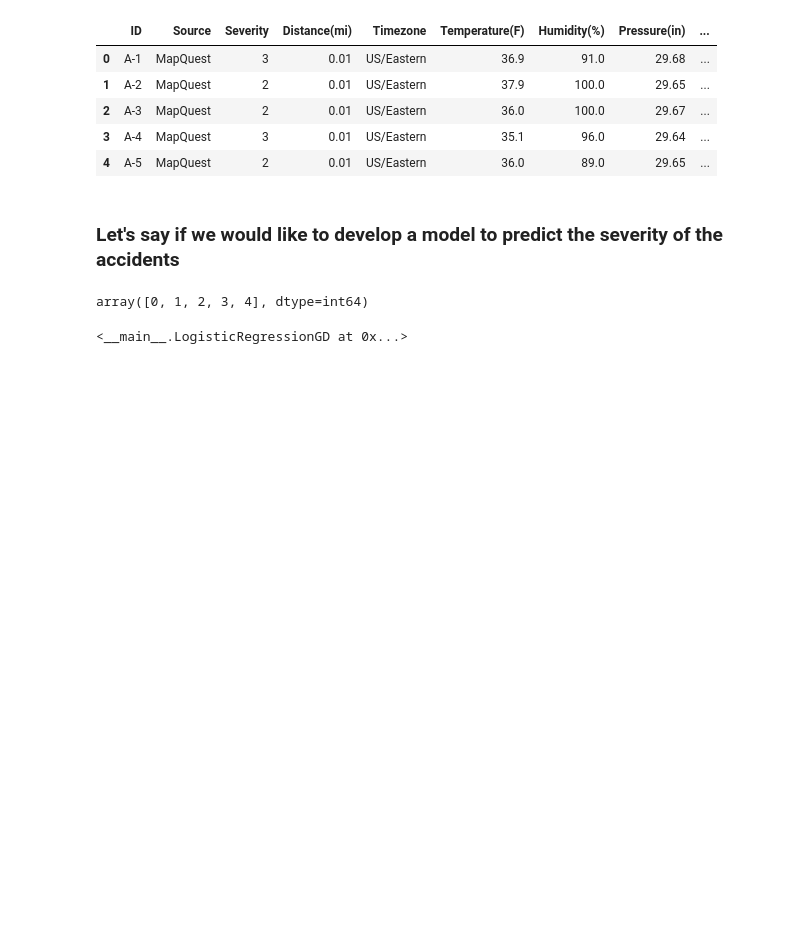
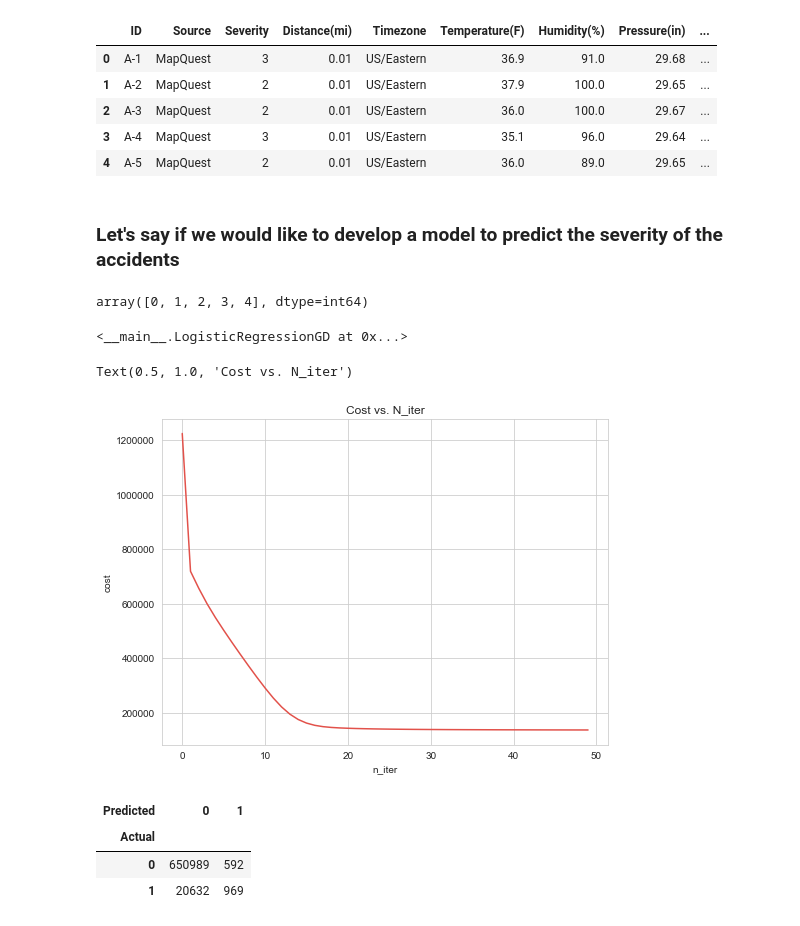
Before and after one commit to tonyychen/Projects, a Jupyter notebook: Kaggle Projects/US Accidents/US - Accidents Analysis.ipynb, the cells around one changed output. Cells and saved outputs as stored; diff of their text form; code cells hidden in the pictures; blank space fills up the shorter version.

Commit message:
finished the logistic regression part of the analysis, it does not appear to be a good model for Serverity classifications under the circumstances

```diff
--- a/Kaggle Projects/US Accidents/US - Accidents Analysis.ipynb
+++ b/Kaggle Projects/US Accidents/US - Accidents Analysis.ipynb
@@ -547,7 +547,18 @@ array([0, 1, 2, 3, 4], dtype=int64)
 y_dual_train = y_train.isin([4]).astype(int)
 y_dual_test = y_test.isin([4]).astype(int)
 # %%
-lr = LogisticRegressionGD()
+eta = 0.00001
+n_iter = 50
+lr = LogisticRegressionGD(eta = eta, n_iter = n_iter)
 lr.fit(X_train_std, y_dual_train)
 # %% [output]
 <__main__.LogisticRegressionGD at 0x...>
+# %%
+plt.figure(figsize = (8, 6))
+plt.plot(lr.cost_)
+plt.xlabel('n_iter')
+plt.ylabel('cost')
+plt.title('Cost vs. N_iter')
+# %% [output]
+Text(0.5, 1.0, 'Cost vs. N_iter')
+[figure, added]
@@ -553,0 +571,7 @@ lr.fit(X_train_std, y_dual_train)
+# %%
+pd.crosstab(y_dual_actual, y_dual_pred)
+# %% [output]
+| Predicted | 0 | 1 |
+| Actual |  |  |
+| 0 | 650989 | 592 |
+| 1 | 20632 | 969 |
```
Also changed, not shown: parts of 11 cells of this notebook.
